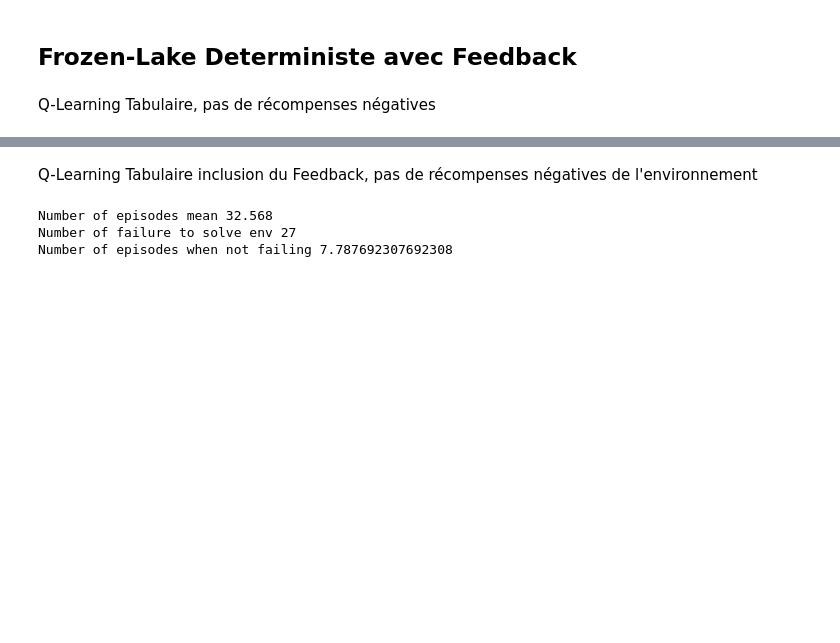
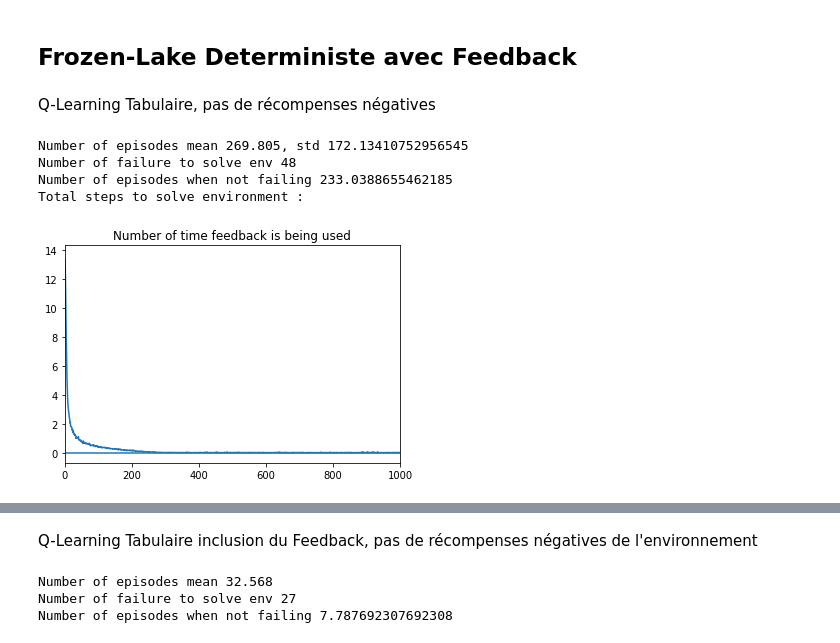
Before and after one commit to Mathieu-Seurin/safe_frozen_lake, a Jupyter notebook: test_safe.ipynb, the cells around one changed output, grey strips where cells are left out. Cells and saved outputs as stored; diff of their text form; code cells hidden in the pictures; blank space fills up the shorter version.

```diff
--- a/test_safe.ipynb
+++ b/test_safe.ipynb
@@ -72,7 +72,7 @@ def run_expe(create_algo, game, max_ep, verbose=True):
 
         #if last reward is 1, we consider that the environment is solved.
         # if the algo solve the algo N times in a row, '''with the best policy''' => it's okay ! (N = success_to_win)
-        if reward == 1 and num_steps_this_ep <= env.shortest_path_length :
+        if reward == 1 and num_steps_this_ep <= game.shortest_path_length :
             count_success += 1
         else:
             count_success = 0
@@ -97,30 +97,31 @@ def run_multiple_expe(create_algo, game, n_expe):
 
     max_ep = 1000
 
-    mean_num_ep = np.zeros(max_ep)
+    mean_num_ep = np.zeros(n_expe)
     num_feedback_per_ep = np.zeros((n_expe, max_ep))
-    total_steps_mean = np.zeros(max_ep)
+    total_steps_mean = np.zeros(n_expe)
 
     for i in range(n_expe):
         run_info = run_expe(create_algo, game, max_ep=max_ep, verbose=False)
         mean_num_ep[i] = run_info['last_ep_number']
 
-        assert run_info['last_ep_timestep'] == game.shortest_path_length or last_ep_number == max_ep-1, "Problem, expes terminated prematurely"
+        assert run_info['last_ep_timestep'] == game.shortest_path_length or mean_num_ep[i] == max_ep-1, "Problem, expes terminated prematurely"
 
         num_feedback_list = run_info['feedback_number_list']
         num_feedback_per_ep[i, :len(num_feedback_list) ] = num_feedback_list
 
         total_steps_mean[i] = run_info["total_steps"]
 
-    print("Number of episodes mean {}, std {}", np.mean(mean_num_ep), np.std(mean_num_ep))
-    print("Number of failure to solve env", np.count_nonzero(mean_num_ep > (game.max_steps - 5)))
+    print("Number of episodes mean {}, std {}".format(np.mean(mean_num_ep), np.std(mean_num_ep)))
+    print("Number of failure to solve env", np.count_nonzero(mean_num_ep==max_ep - 1))
 
-    episodes_of_non_failure = mean_num_ep[np.where(mean_num_ep<995)]
+    episodes_of_non_failure = mean_num_ep[np.where(mean_num_ep<max_ep-1)]
     print("Number of episodes when not failing", episodes_of_non_failure.mean())
 
     print("Total steps to solve environment :", )
 
     sns.tsplot(data=num_feedback_per_ep)
+    sns.tsplot(data=np.zeros(n_expe))
     plt.title("Number of time feedback is being used")
     plt.show()
 # %%
@@ -237,3 +242,18 @@ Frozen-Lake Deterministe avec Feedback
 -------------------
 # %% [markdown]
 Q-Learning Tabulaire, pas de récompenses négatives
+# %%
+gamma = 0.99
+expected_exploration_steps = 3000
+lr=0.1
+
+algo = lambda : TabQLearning(16, 4, gamma=gamma, lr=lr, expected_exploration_steps=expected_exploration_steps)
+game = FrozenLakeEnvStop(is_slippery=False, reward_when_falling=0)
+
+run_multiple_expe(algo, game, n_expe=1000)
+# %% [output]
+Number of episodes mean 269.805, std 172.13410752956545
+Number of failure to solve env 48
+Number of episodes when not failing 233.0388655462185
+Total steps to solve environment :
+[figure, added]
```
Also changed, not shown: parts of 6 cells of this notebook.
